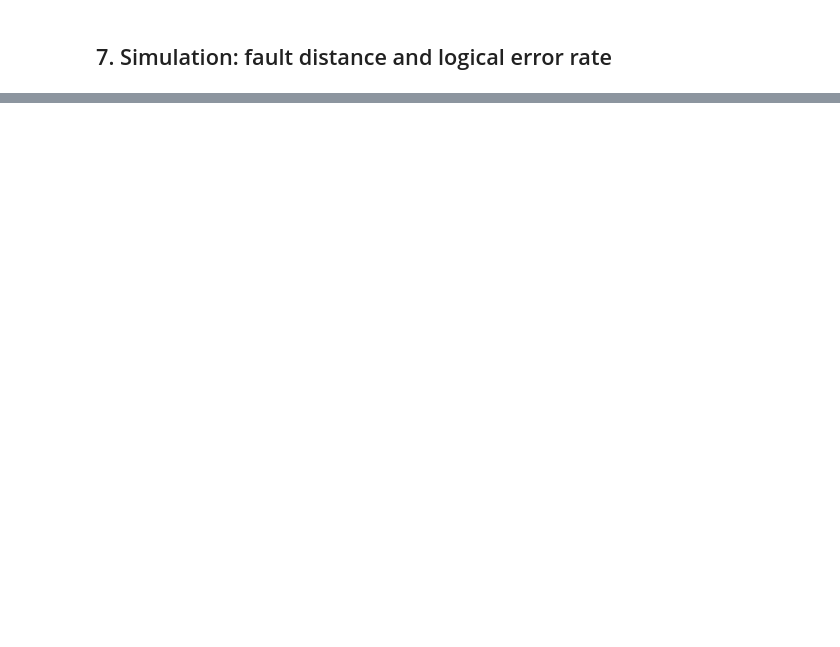
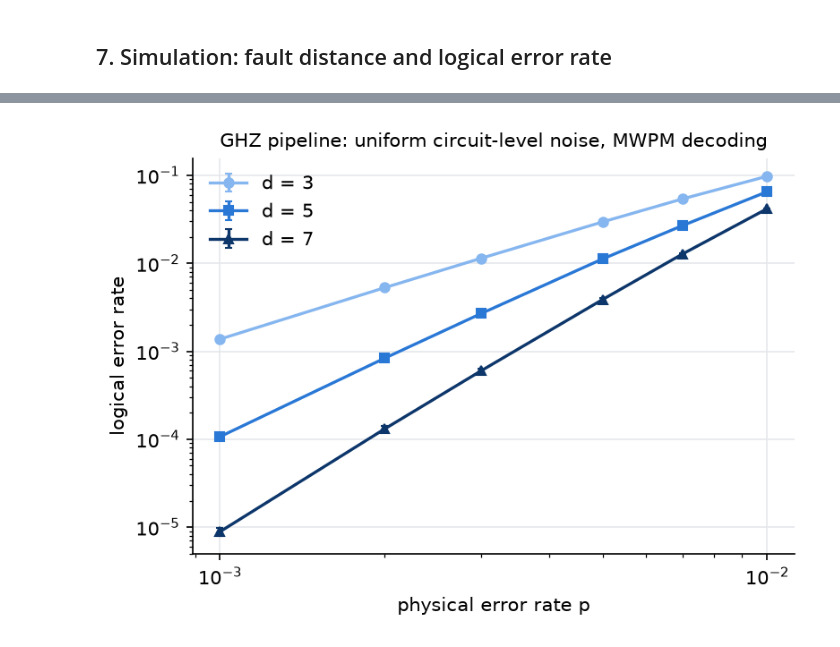
Before and after one commit to John-YuehanZhang/CircLS, a Jupyter notebook: notebooks/ghz_pipeline.ipynb, the cells around one changed output, grey strips where cells are left out. Cells and saved outputs as stored; diff of their text form; code cells hidden in the pictures; blank space fills up the shorter version.

Commit message:
Notebooks: GHZ and Toffoli pipeline walkthroughs rewritten

```diff
--- a/notebooks/ghz_pipeline.ipynb
+++ b/notebooks/ghz_pipeline.ipynb
@@ -113,20 +300,0 @@ Compiled with re-selection (the default).
-# %%
-import circls.pipeline as P
-from circls.metrics.experiment_stats import experiment_stats
-
-def compile_circuit(distance, reduce=True):
-    with contextlib.redirect_stdout(io.StringIO()):
-        return P.compile_qasm(qasm, distance=distance, measure_reduction=reduce)
-
-cp3 = compile_circuit(3)
-exp = cp3.experiment
-SEP = "-" * 80
-print("placement (patch -> tile):", cp3.placement)
-print(SEP)
-print("orientation             :", {s.name: s.orientation for s in exp.patches})
-print(SEP)
-print("initial / final bases   :", dict(sorted(exp.initial_states.items())), "/", dict(sorted(exp.final_measure_states.items())))
-print(SEP)
-print("merge windows           :", len(exp.ppm_sequence))
-print(SEP)
-print(f"spacetime volume        : {experiment_stats(exp, cp3.circuit).volume_blocks:.1f} blocks of d x d x d")
@@ -164,7 +421,7 @@ Uniform circuit-level depolarising noise: graphlike fault distance and logical e
 # %%
 from noise_inject import inject_uniform_noise
 
-for d in (3, 5):
+for d in (3, 5, 7):
     cp = compile_circuit(d)
     noisy = inject_uniform_noise(cp.circuit, 1e-3)
     dist = len(noisy.shortest_graphlike_error(ignore_ungraphlike_errors=False))
@@ -193,0 +479,23 @@ d = 5, p = 2e-03: LER = 7.60e-04  (152 / 200000)
+# %%
+import matplotlib.pyplot as plt
+
+COLOUR = {3: "#86b6ef", 5: "#2a78d6", 7: "#0d366b"}
+MARKER = {3: "o", 5: "s", 7: "^"}
+fig, ax = plt.subplots(figsize=(5.4, 3.9), dpi=150)
+for d in DISTANCES:
+    ler = np.array([e / s for e, s in results[d]])
+    err = np.array([np.sqrt(e) / s for e, s in results[d]])        # Poisson standard error
+    ax.errorbar(P_VALUES, ler, yerr=err, color=COLOUR[d], marker=MARKER[d], ms=5, lw=1.6, capsize=2, label=f"d = {d}")
+ax.set_xscale("log")
+ax.set_yscale("log")
+ax.set_xlabel("physical error rate p")
+ax.set_ylabel("logical error rate")
+ax.set_title("GHZ pipeline: uniform circuit-level noise, MWPM decoding", fontsize=10)
+ax.grid(True, which="major", color="#e5e7eb", linewidth=0.8)
+for side in ("top", "right"):
+    ax.spines[side].set_visible(False)
+ax.legend(frameon=False, loc="upper left")
+plt.tight_layout()
+plt.show()
+# %% [output]
+[figure, added]
```
Also changed, not shown: parts of 19 cells of this notebook, 7 other files.
